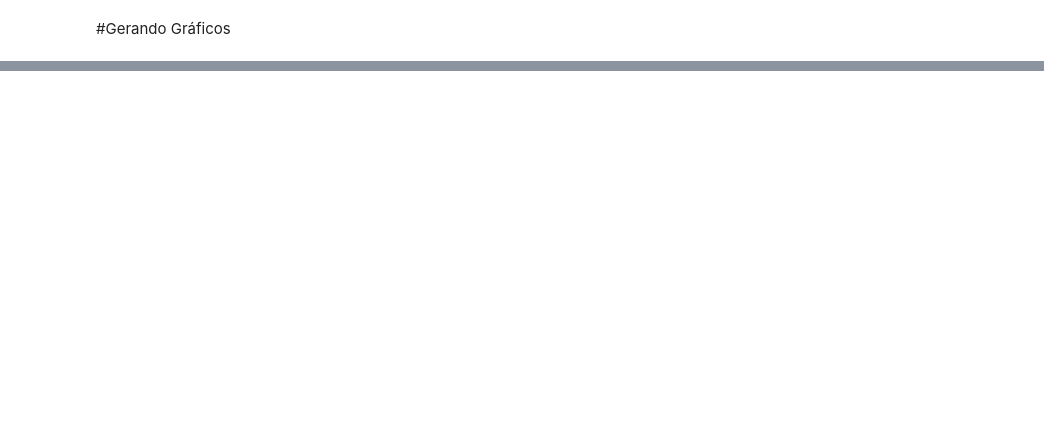
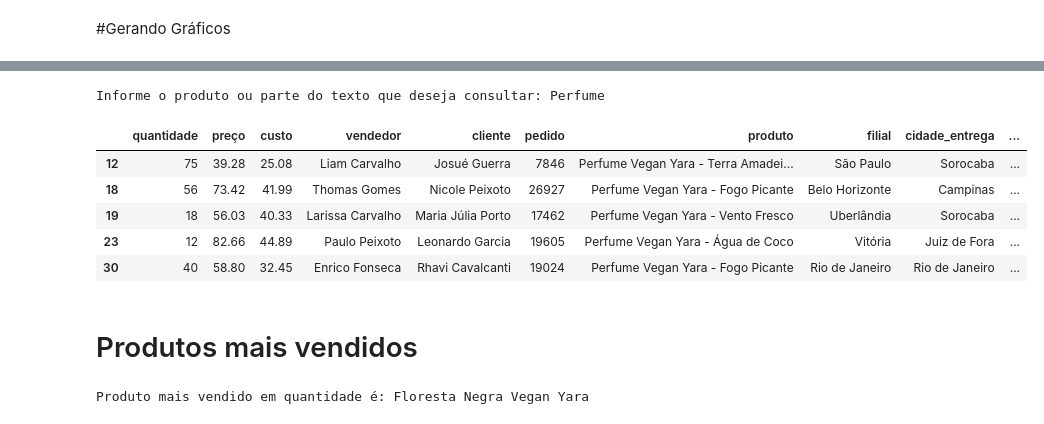
Before and after one commit to Grupo4Entrega1/projetoIntegrador1, a Jupyter notebook: VendasYara.ipynb, the cells around one changed output, grey strips where cells are left out. Saved outputs shown, nothing was run; the diff lists cells and outputs as text; code cells hidden in the pictures; blank space fills up the shorter version.

```diff
--- a/VendasYara.ipynb
+++ b/VendasYara.ipynb
@@ -353,0 +376,21 @@ plt.show()
+# %%
+# Filtre parte da string do Produto
+produtoFiltroParte = input('Informe o produto ou parte do texto que deseja consultar: ').upper() # lower()
+dfVendas['ProdutoUpper'] = dfVendas['produto'].str.upper()
+vendas_filtradasParte = dfVendas[(dfVendas['ProdutoUpper'].str.contains(produtoFiltroParte))]
+vendas_filtradasParte.head()
+# %% [output]
+Informe o produto ou parte do texto que deseja consultar: Perfume
+|  | quantidade | preço | custo | vendedor | cliente | pedido | produto | filial | cidade_entrega | ... |
+| 12 | 75 | 39.28 | 25.08 | Liam Carvalho | Josué Guerra | 7846 | Perfume Vegan Yara - Terra Amadei... | São Paulo | Sorocaba | ... |
+| 18 | 56 | 73.42 | 41.99 | Thomas Gomes | Nicole Peixoto | 26927 | Perfume Vegan Yara - Fogo Picante | Belo Horizonte | Campinas | ... |
+| 19 | 18 | 56.03 | 40.33 | Larissa Carvalho | Maria Júlia Porto | 17462 | Perfume Vegan Yara - Vento Fresco | Uberlândia | Sorocaba | ... |
+| 23 | 12 | 82.66 | 44.89 | Paulo Peixoto | Leonardo Garcia | 19605 | Perfume Vegan Yara - Água de Coco | Vitória | Juiz de Fora | ... |
+| 30 | 40 | 58.80 | 32.45 | Enrico Fonseca | Rhavi Cavalcanti | 19024 | Perfume Vegan Yara - Fogo Picante | Rio de Janeiro | Rio de Janeiro | ... |
+# %% [markdown]
+# Produtos mais vendidos
+# %%
+produto_mais_vendido = dfVendas.groupby('produto')['quantidade'].sum().idxmax()
+print(f'Produto mais vendido em quantidade é: {produto_mais_vendido}')
+# %% [output]
+Produto mais vendido em quantidade é: Floresta Negra Vegan Yara
```
Also changed, not shown: parts of 18 cells of this notebook, 1 other file.
